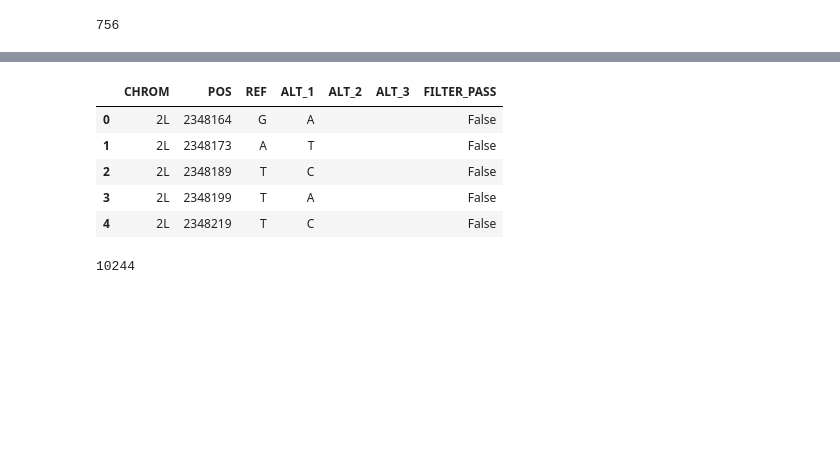
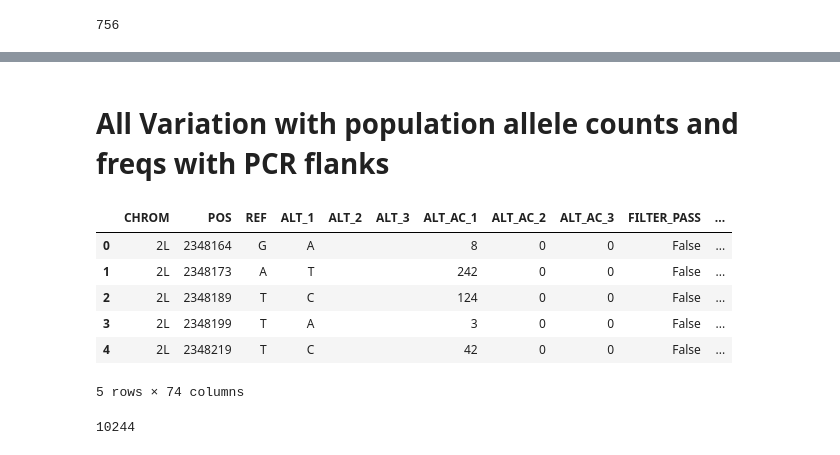
Before and after one commit to malariagen/ag1000g-phase2-vgsc-report, a Jupyter notebook: notebooks/table_Phase_2_vgsc_supplementary_tables.ipynb, the cells around one changed output, grey strips where cells are left out. Cells and saved outputs as stored; diff of their text form; code cells hidden in the pictures; blank space fills up the shorter version.

Commit message:
adds three supplementary tables and update ms text

```diff
--- a/notebooks/table_Phase_2_vgsc_supplementary_tables.ipynb
+++ b/notebooks/table_Phase_2_vgsc_supplementary_tables.ipynb
@@ -585,3 +515,0 @@ acs['BFgam']
-# %%
-afs = {p: acs[p].to_frequencies()[:, 1:].sum(axis=1) for p in df_samples.population.unique()}
-afs['GHcol'][0]
@@ -590,28 +566,52 @@ afs['GHcol'][0]
+# %% [markdown]
+# All Variation with population allele counts and freqs with PCR flanks
 # %%
-columns = ([
+def all_var_pcr():
+    #get all variation
+    callset = phase2_ar1.callset
+    pos = allel.SortedIndex(callset['2L/variants/POS'])
+    loc_cs_tr = pos.locate_range(region_vgsc.start - 10000, region_vgsc.end + 10000)
+    pos_cs_tr = pos[loc_cs_tr]
+    gt = allel.GenotypeArray(callset['2L/calldata/genotype'][loc_cs_tr])
+    df_samples = phase2_ar1.df_samples
+    df_samples = df_samples.reset_index()
+
+    subpops = {p: sorted(df_samples[df_samples.population == p].index.values)
+           for p in df_samples.population.unique()}
+    acs = gt.count_alleles_subpops(subpops, max_allele=3)
+
+    afs = {}
+    for p in phase2_ar1.pop_ids:
+        ou = acs[p]
+        fr = ou.to_frequencies(fill=0)
+        afs[p] = fr.astype('f2')
+
+    columns = ([
     ('CHROM', callset['2L/variants/CHROM'][loc_cs_tr].astype('U')),
     ('POS', callset['2L/variants/POS'][loc_cs_tr]),
     ('REF', callset['2L/variants/REF'][loc_cs_tr].astype('U')),
     ('ALT_1', callset['2L/variants/ALT'][loc_cs_tr, 0].astype('U')),
     ('ALT_2', callset['2L/variants/ALT'][loc_cs_tr, 1].astype('U')),
     ('ALT_3', callset['2L/variants/ALT'][loc_cs_tr, 2].astype('U')),
-#     ('AC_1', callset['2L/variants/AC'][loc_cs_tr, 0]),
-#     ('AC_2', callset['2L/variants/AC'][loc_cs_tr, 1]),
-#     ('AC_3', callset['2L/variants/AC'][loc_cs_tr, 2]),
-#     ('AF_1', callset['2L/variants/AF'][loc_cs_tr, 0]),
-#     ('AF_2', callset['2L/variants/AF'][loc_cs_tr, 1]),
-#     ('AF_3', callset['2L/variants/AF'][loc_cs_tr, 2]),
-#     ('AF_total', callset['2L/variants/AF'][loc_cs_tr, :].sum(axis=1)),
+    ('ALT_AC_1', callset['2L/variants/AC'][loc_cs_tr, 0]),
+    ('ALT_AC_2', callset['2L/variants/AC'][loc_cs_tr, 1]),
+    ('ALT_AC_3', callset['2L/variants/AC'][loc_cs_tr, 2]),
     ('FILTER_PASS', callset['2L/variants/FILTER_PASS'][loc_cs_tr]),
-# ] + [('AF_' + p, afs[p]) for p in df_samples.population.unique()] +
-#     [('MAX_POP_AF', np.column_stack([afs[p] for p in df_samples.population.unique()]).max(axis=1))
-])
-df_cs_tr = pandas.DataFrame.from_items(columns)
-df_cs_tr.head()
+    ] + [('AF_REF_' + p, afs[p][:,0]) for p in df_samples.population.unique()] +
+    [('AF_ALT1_' + p, afs[p][:,1]) for p in df_samples.population.unique()] +
+    [('AF_ALT2_' + p, afs[p][:,2]) for p in df_samples.population.unique()] +
+    [('AF_ALT3_' + p, afs[p][:,3]) for p in df_samples.population.unique()]
+    )
+
+    df_cs_tr = pandas.DataFrame.from_items(columns)
+
+    #re-order columns to group pops
+    column_list = ['CHROM', 'POS', 'REF', 'ALT_1', 'ALT_2', 'ALT_3', 'ALT_AC_1', 'ALT_AC_2', 'ALT_AC_3', 'FILTER_PASS']
+    for p in df_samples.population.unique():
+        column_list.append('AF_REF_' + p)
+        column_list.append('AF_ALT1_' + p)
+        column_list.append('AF_ALT2_' + p)
+        column_list.append('AF_ALT3_' + p)
+
+    df_cs_tr_nice = df_cs_tr[column_list]
+    return df_cs_tr_nice
-# %% [output]
-|  | CHROM | POS | REF | ALT_1 | ALT_2 | ALT_3 | FILTER_PASS |
-| 0 | 2L | 2348164 | G | A |  |  | False |
-| 1 | 2L | 2348173 | A | T |  |  | False |
-| 2 | 2L | 2348189 | T | C |  |  | False |
-| 3 | 2L | 2348199 | T | A |  |  | False |
-| 4 | 2L | 2348219 | T | C |  |  | False |
@@ -620 +618,13 @@ df_cs_tr.head()
+# %%
+all_var_df = all_var_pcr()
+# %%
+all_var_df.head()
+# %% [output]
+|  | CHROM | POS | REF | ALT_1 | ALT_2 | ALT_3 | ALT_AC_1 | ALT_AC_2 | ALT_AC_3 | FILTER_PASS | ... |
+| 0 | 2L | 2348164 | G | A |  |  | 8 | 0 | 0 | False | ... |
+| 1 | 2L | 2348173 | A | T |  |  | 242 | 0 | 0 | False | ... |
+| 2 | 2L | 2348189 | T | C |  |  | 124 | 0 | 0 | False | ... |
+| 3 | 2L | 2348199 | T | A |  |  | 3 | 0 | 0 | False | ... |
+| 4 | 2L | 2348219 | T | C |  |  | 42 | 0 | 0 | False | ... |
+5 rows × 74 columns
 # %%
```
Also changed, not shown: parts of 20 cells of this notebook, 9 other files.
